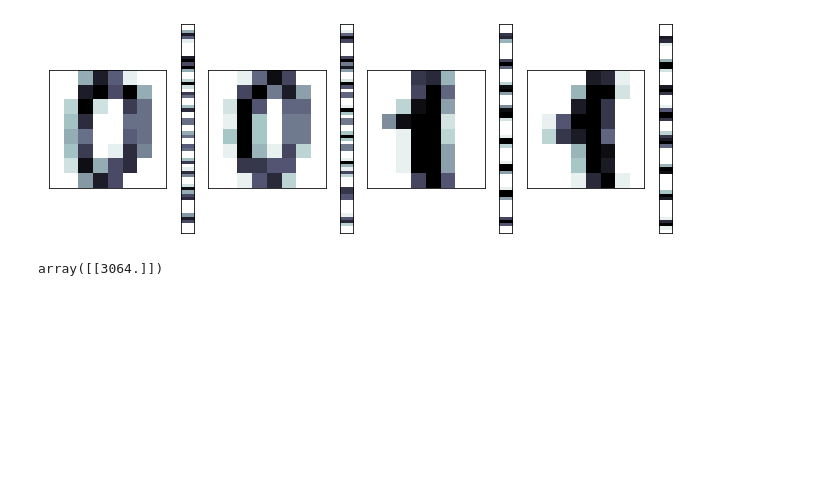
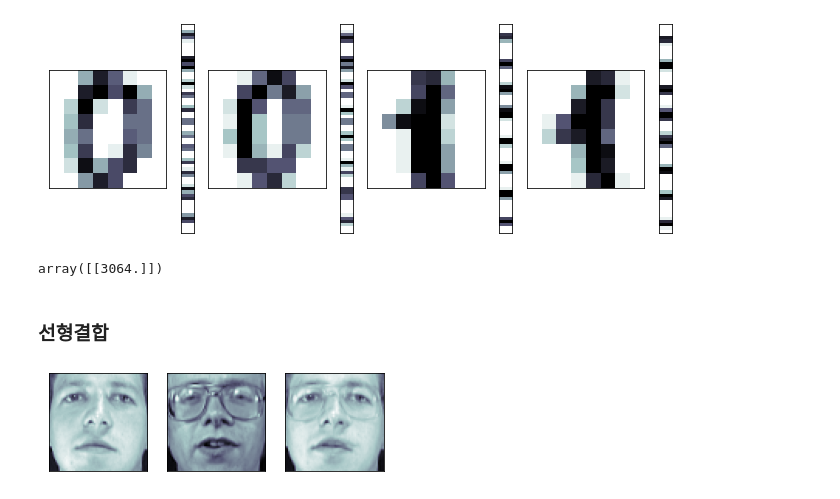
Before and after one commit to timetobye/TIL, a Jupyter notebook: Math/math_study/Chapter_02/chapter_02.ipynb, the cells around one changed output. Cells and saved outputs as stored; diff of their text form; code cells hidden in the pictures; blank space fills up the shorter version.

```diff
--- a/Math/math_study/Chapter_02/chapter_02.ipynb
+++ b/Math/math_study/Chapter_02/chapter_02.ipynb
@@ -204,3 +204,33 @@ plt.show()
 (v1.T @ v2)
 # %% [output]
 array([[3064.]])
+# %% [markdown]
+### 선형결합
+# %%
+# 두 이미지 벡터의 선형조합 -> morphing 효과
+
+from sklearn.datasets import fetch_olivetti_faces
+
+faces = fetch_olivetti_faces()
+
+f, ax = plt.subplots(1, 3)
+
+ax[0].imshow(faces.images[6], cmap=plt.cm.bone)
+ax[0].grid(False)
+ax[0].set_xticks([])
+ax[0].set_yticks([])
+
+ax[1].imshow(faces.images[10], cmap=plt.cm.bone)
+ax[1].grid(False)
+ax[1].set_xticks([])
+ax[1].set_yticks([])
+
+new_face = 0.7 * faces.images[6] + 0.3 * faces.images[10]
+ax[2].imshow(new_face, cmap=plt.cm.bone)
+ax[2].grid(False)
+ax[2].set_xticks([])
+ax[2].set_yticks([])
+
+plt.show()
+# %% [output]
+[figure, added]
```
Also changed, not shown: 3 other files.
